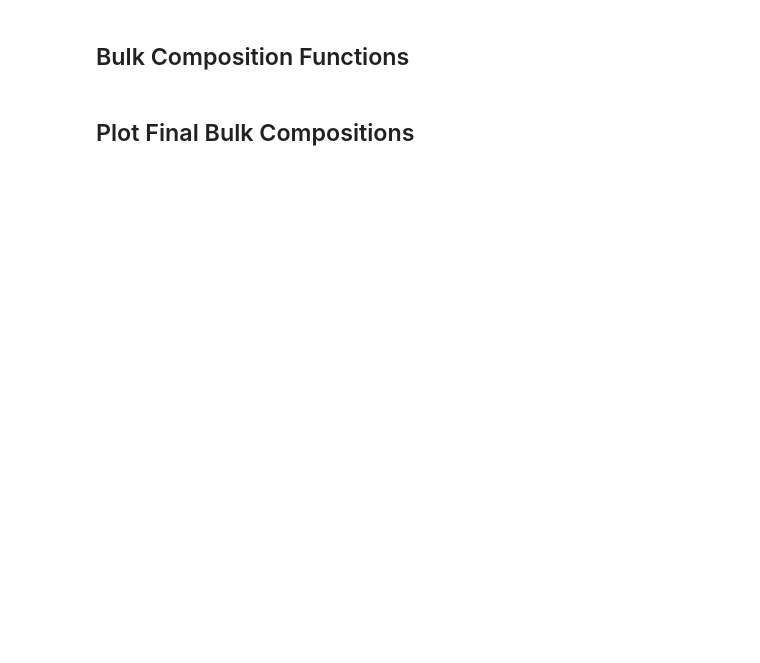
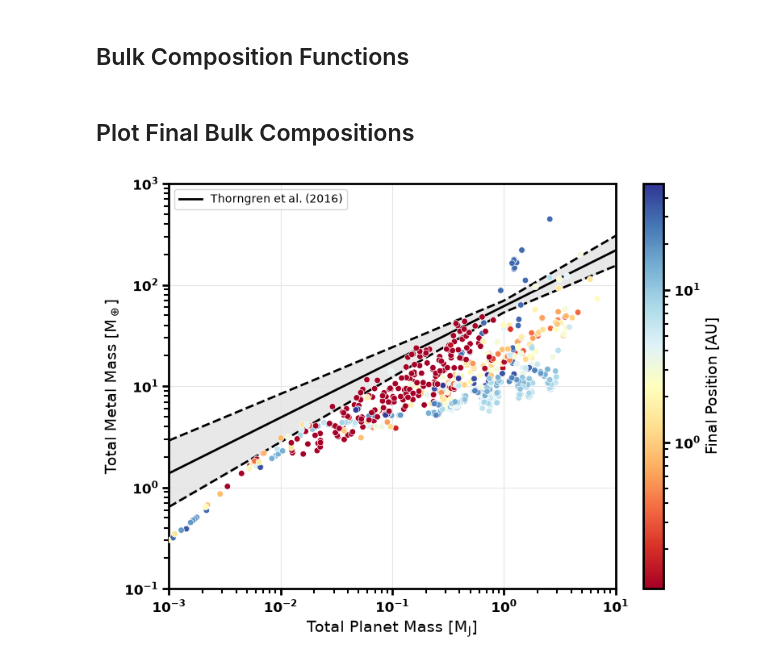
Before and after one commit to BenT1105/DiscEvolution, a Jupyter notebook: notebooks/popsynth_plots.ipynb, the cells around one changed output. Cells and saved outputs as stored; diff of their text form; code cells hidden in the pictures; blank space fills up the shorter version.

Commit message:
Plots generated from test model

```diff
--- a/notebooks/popsynth_plots.ipynb
+++ b/notebooks/popsynth_plots.ipynb
@@ -657,37 +662,39 @@ thorngren_upper = np.max(thorngren_bounds, axis = 0)
 
 ## Uncertainty region shaded in light gray and bounded by dashed lines
 ax.fill_between(mass_range, thorngren_lower, thorngren_upper, color = 'lightgray', alpha = 0.5, zorder = 0)
-ax.plot(mass_range, thorngren_metal_mass, 'k-', linewidth = 2, alpha = 0.7, label = 'Thorngren et al. (2016)', zorder = 2)
-ax.plot(mass_range, thorngren_lower, 'k--', linewidth = 2, alpha = 0.7, zorder = 2)
-ax.plot(mass_range, thorngren_upper, 'k--', linewidth = 2, alpha = 0.7, zorder = 2)
+ax.plot(mass_range, thorngren_metal_mass, 'k-', linewidth = 2, label = 'Thorngren et al. (2016)', zorder = 2)
+ax.plot(mass_range, thorngren_lower, 'k--', linewidth = 2, zorder = 2)
+ax.plot(mass_range, thorngren_upper, 'k--', linewidth = 2, zorder = 2)
 
 ax.set_xscale("log")
 ax.set_yscale("log")
 
-## Planet mass range shown [Jupiter masses]
 ax.set_xlim(1e-3, 1e1)
+ax.set_ylim(1e-1, 1e3)
 
 ax.set_xlabel(r"Total Planet Mass [M$_{\rm J}$]")
 ax.set_ylabel(r"Total Metal Mass [M$_\oplus$]")
 ax.grid(True, which = "major", color = "0.9", linewidth = 0.8, zorder = 0)
 
 ax.legend(loc = 'upper left')
 
 ## Colourbar for final position
 cbar = fig.colorbar(plt.cm.ScalarMappable(norm = norm, cmap = cmap), ax = ax)
 cbar.set_label(r"Final Position [AU]")
 
 fig.tight_layout()
 
 ## Bold the tick labels on the plot and the colourbar
 bold_ticks(ax, cbar.ax)
 
 ## Save the figure to FIG_DIR
 if SAVE_FIGS:
     os.makedirs(FIG_DIR, exist_ok = True)
     fig.savefig(os.path.join(FIG_DIR, "total_metal_mass.png"), dpi = 300, bbox_inches = "tight")
 
 plt.show()
+# %% [output]
+[figure, added]
 # %%
 ## Final envelope metal mass of each planet against its total mass
 
```
Also changed, not shown: parts of 7 cells of this notebook.
